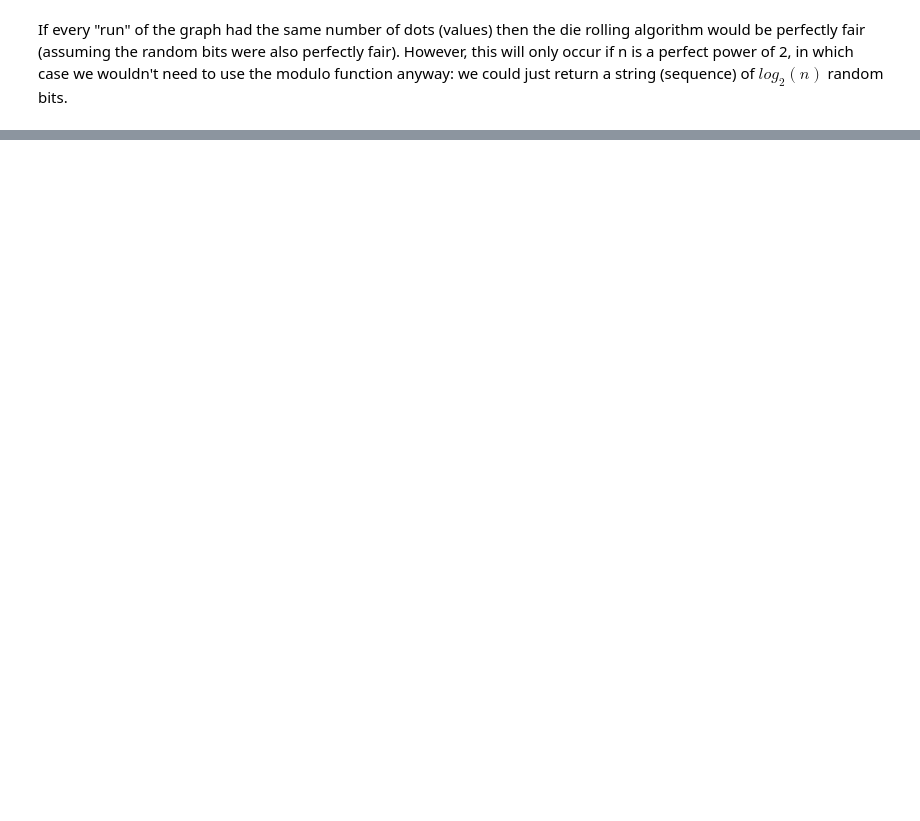
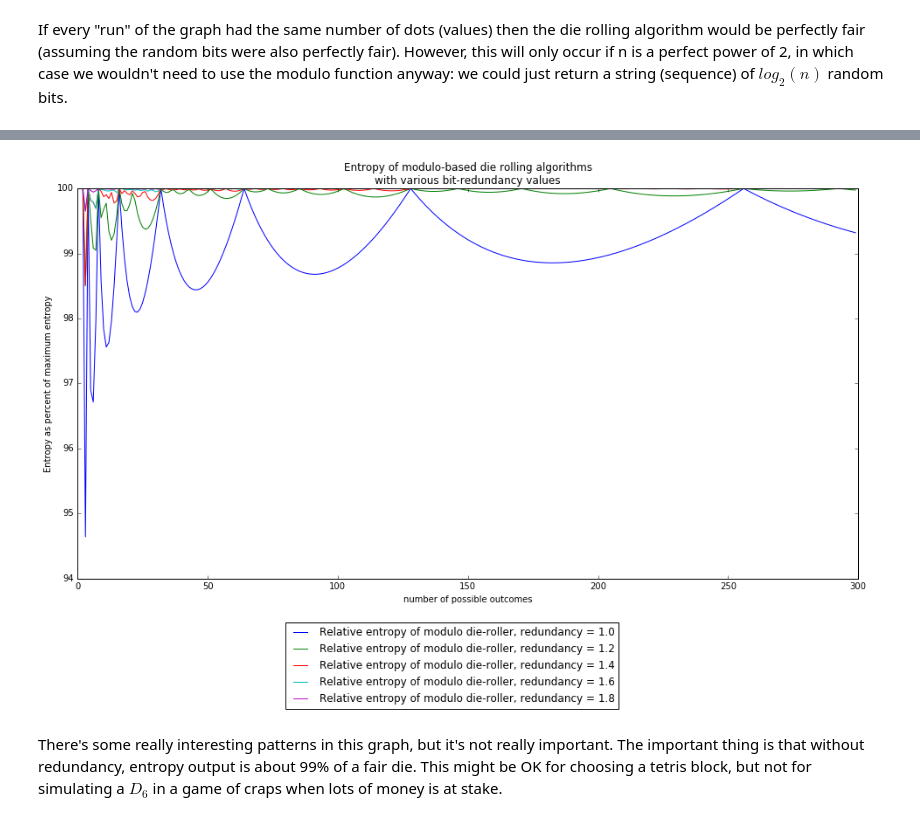
Before and after one commit to mikebolt/DieRolling, a Jupyter notebook: DieRolling.ipynb, the cells around one changed output, grey strips where cells are left out. Drawn from its saved outputs; the diff is of its cells as text; code cells hidden in the pictures; blank space fills up the shorter version.

```diff
--- a/DieRolling.ipynb
+++ b/DieRolling.ipynb
@@ -165,0 +230,29 @@ def generous_rejection_sampling_die_roller(entropy_source, n, redundancy):
+# %%
+# It's hard to see what's going on in the above graph, so here's a graph of the
+# percent of maximum entropy instead:
+x_values = list(range(2, 300, 1))
+uniform_y_values = [uniform_die_entropy(x) for x in x_values]
+
+figure = plot.figure(figsize=(16,8))
+
+handles = []
+labels = []
+
+for r in numpy.arange(1.0, 1.81, 0.2):
+    y_values = [100 * modulo_die_roller_entropy(x, r) / math.log(x, 2.0) for x in x_values]
+    handle, = plot.plot(x_values, y_values, figure=figure)
+    handles.append(handle)
+    labels.append('Relative entropy of modulo die-roller, redundancy = ' + str(r))
+
+plot.title('Entropy of modulo-based die rolling algorithms\nwith various bit-redundancy values')
+plot.ylabel('Entropy as percent of maximum entropy')
+plot.xlabel('number of possible outcomes')
+
+plot.legend(handles, labels, bbox_to_anchor=(0.7, -0.1))
+plot.show()
+# %% [output]
+[figure, added]
+# %% [markdown]
+There's some really interesting patterns in this graph, but it's not really important.
+The important thing is that without redundancy, entropy output is about 99% of a fair die.
+This might be OK for choosing a tetris block, but not for simulating a $D_6$ in a game of craps when lots of money is at stake.
```
Also changed, not shown: parts of 8 cells of this notebook.
